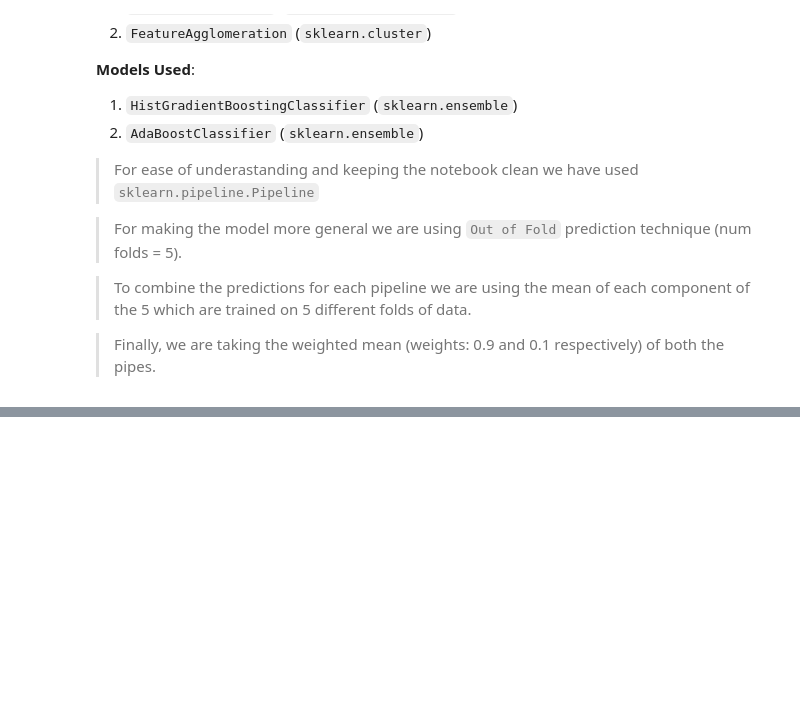
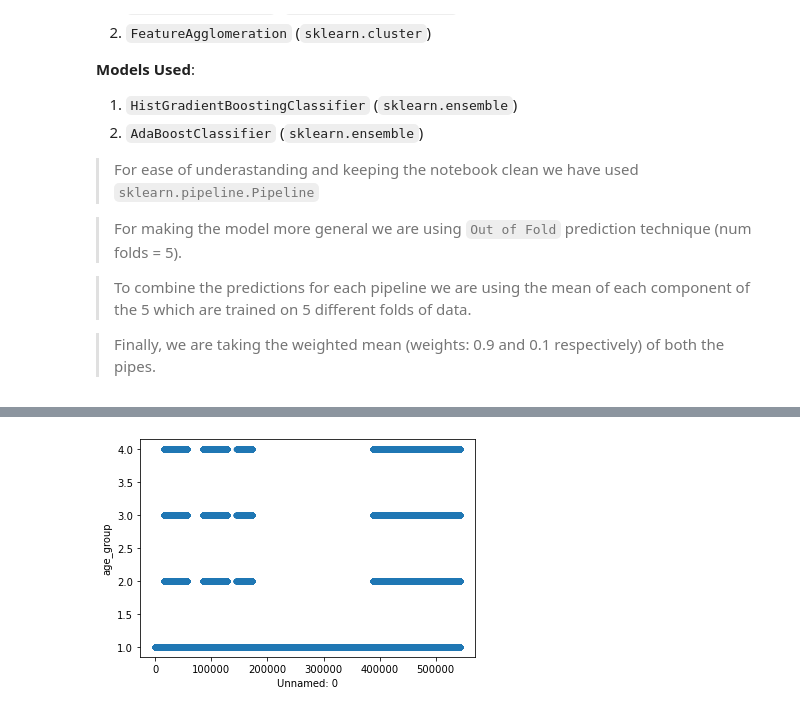
Before and after one commit to NippunSharma/Cascade-Cup-2020, a Jupyter notebook: final_submission.ipynb, the cells around one changed output, grey strips where cells are left out. Cells and saved outputs as stored; diff of their text form; code cells hidden in the pictures; blank space fills up the shorter version.

```diff
--- a/final_submission.ipynb
+++ b/final_submission.ipynb
@@ -40,0 +71,7 @@ Public Leaderboard Score: *80.89416646619021*
+# %%
+# Relationship between age_group and Unnamed:0
+train_sort = train_data.sort_values('Unnamed: 0')
+train_sort.plot(kind='scatter', x='Unnamed: 0', y='age_group')
+plt.show()
+# %% [output]
+[figure, added]
```
Also changed, not shown: parts of 8 cells of this notebook.
